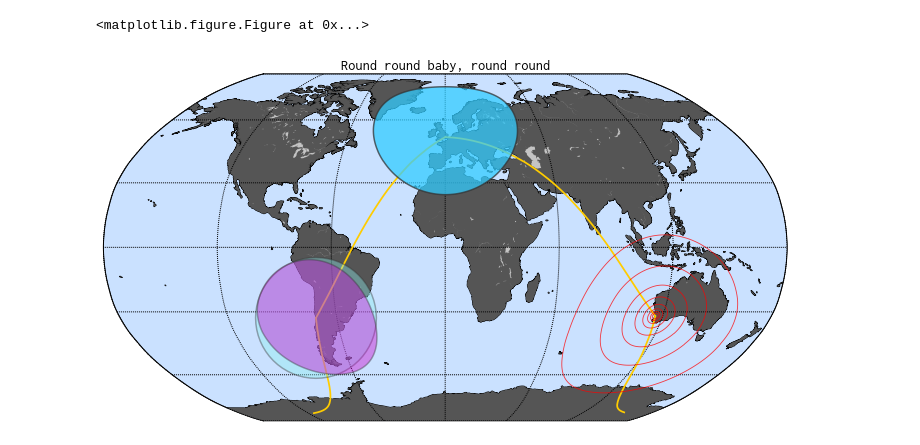
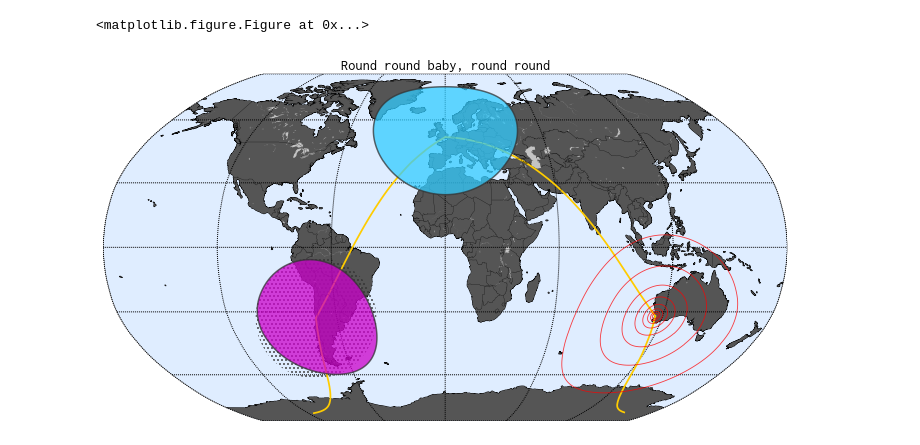
Before and after one commit to urschrei/Circles, a Jupyter notebook: circles.ipynb, the cells around one changed output. Saved outputs shown, nothing was run; the diff lists cells and outputs as text; code cells hidden in the pictures.

```diff
--- a/circles.ipynb
+++ b/circles.ipynb
@@ -39,38 +39,39 @@ fig = plt.figure()
 ax = fig.add_subplot(111, axisbg='w', frame_on=False)
 
 cpatch = PolygonPatch(casa, fc='#33CCFF', ec='#333333', lw=1.5, alpha=.75, zorder=2)
-rpatch = PolygonPatch(ritoque, fc='#8DEEEE', ec='#333333', lw=1.5, alpha=.4, zorder=2)
-rpatch_correct = PolygonPatch(ritoque_correct, fc='#CC00CC', ec='#333333', lw=1.5, alpha=.4, zorder=2)
+rpatch = PolygonPatch(ritoque, fc='none', ec='#333333', lw=0, ls='dotted', hatch='...', zorder=1)
+rpatch_correct = PolygonPatch(ritoque_correct, fc='#CC00CC', ec='#333333', lw=1.5, alpha=.75, zorder=2)
 # the concentric circles are treated as a PatchCollection
 ppatch = PatchCollection(
     [PolygonPatch(poly) for poly in perth],
-    color='none', edgecolor='#ff0000', lw=0.85, alpha=0.75, zorder=2)
+    color='none', edgecolor='#ff0000', lw=0.85, alpha=0.75, zorder=3)
 
 # draw map features
-m.drawcountries(linewidth=.5, color='#000000', zorder=1)
+m.drawmapboundary(fill_color='#dfedff', linewidth=0.25, zorder=0)
+m.drawcountries(linewidth=.25, color='#000000', zorder=2)
 m.drawcoastlines(linewidth=1., zorder=1)
 m.fillcontinents(color='#555555', lake_color='#C4C4C4',zorder=1)
 m.drawparallels(np.arange(-90., 120., 30.), alpha=0.5, lw=0.25, zorder=1)
 m.drawmeridians(np.arange(0., 360., 60.), alpha=0.5, lw=0.25, zorder=1)
-m.drawmapboundary(fill_color='#CAE1FF', linewidth=0.25)
+
 
 # draw circles
 ax.add_patch(cpatch)
 ax.add_patch(rpatch)
 ax.add_patch(rpatch_correct)
 ax.add_collection(ppatch)
 
 # draw great circles - note pert --> ritoque is correct as of Basemap v1.0.8
 m.drawgreatcircle(rlon, rlat, centerlon, centerlat, lw=1.75, color='#FFCC00', zorder=1)
 m.drawgreatcircle(centerlon, centerlat, plon, plat, lw=1.75, color='#FFCC00', zorder=1)
 m.drawgreatcircle(plon, plat, rlon, rlat, lw=1.75, color='#FFCC00', zorder=1)
 
 # with apologies to Sugababes
 plt.title("Round round baby, round round")
 plt.tight_layout()
 fig.set_size_inches(10., 5.5)
 plt.savefig('circles.png', alpha=True)
 plt.show()
 # %% [output]
 <matplotlib.figure.Figure at 0x...>
-[figure, old version]
+[figure, new version]
```
Also changed, not shown: 2 other files.
